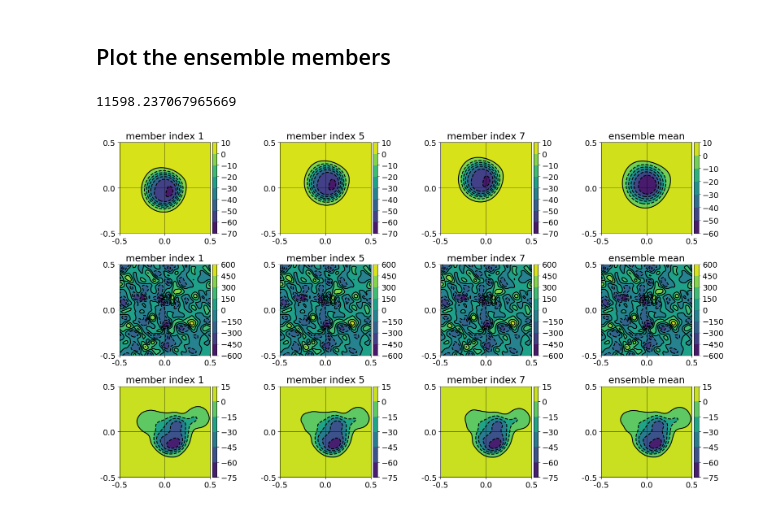
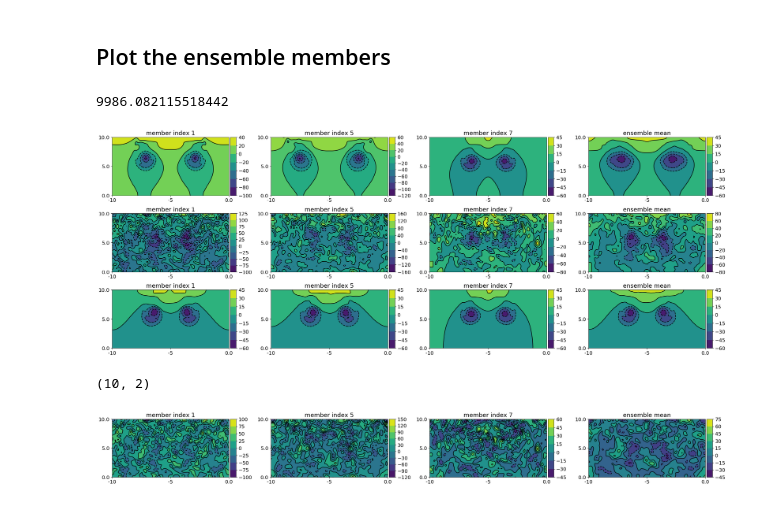
Before and after one commit to ray-chew/pyBELLA, a Jupyter notebook: visualiser_debugger/review_localdab/rmse_ensemble.ipynb, the cells around one changed output. Drawn from its saved outputs; the diff is of its cells as text; code cells hidden in the pictures.

```diff
--- a/visualiser_debugger/review_localdab/rmse_ensemble.ipynb
+++ b/visualiser_debugger/review_localdab/rmse_ensemble.ipynb
@@ -21,8 +21,8 @@ import pickle
 `swe` is the shallow water vortex, `euler` the Euler vortex and `rb` the rising bubble.
 # %%
 swe = False
-euler = True
-rb = False
+euler = False
+rb = True
 # %% [markdown]
 ## For given test case, load the relevant parameters
 # %%
@@ -295,6 +295,7 @@ mean_ref = [mean_ref.T,'ensemble mean']
 means = [mean_ref, mean0, mean1]
 
 arr_lst = []
+ens_store, ens_diff = [], []
 for bb,ens in enumerate(enses):
     sfx = sfxes[bb]
     fs = (14,8)
@@ -311,37 +312,83 @@ for bb,ens in enumerate(enses):
 
         if diff == True:
             arr -= arr_ref
+
+        if rb:
+            if bb == 1:
+                ens_store.append(arr * p_ref)
+            if bb == 2:
+                ens_diff.append([ens_store[n] - (arr * p_ref), 'member index %i' %n])
 
         ens_arr.append([arr * p_ref, 'member index %i' %n])
 
     # which members to plot?
     arr_lst += [ens_arr[1],ens_arr[5],ens_arr[7]]
     # append mean to plot
     arr_lst.append(means[bb])
 
 if attributes[0] == 'p2_nodes':
     nnx, nnz = axs0, axs1
     axh, axv = 32, 32
 else:
     nnx, nnz = axs0-1,axs1-1
     axh, axv = 31.5, 31.5
 
 x_loc = np.linspace(0,nnx,3)
 y_loc = np.linspace(0,nnz,3)
 
 narr_lst = np.array(arr_lst)
 ncolslen = 4
 fs = (25,10) if rb else (16,10)
 pl = pt.plotter(arr_lst,ncols=ncolslen,figsize=fs,sharey=False)
 
 if rb:
     pl.set_axes(x_locs=x_loc, y_locs=y_loc, x_axs=x_axs, y_axs=y_axs)
 else:
     pl.set_axes(x_locs=x_loc, y_locs=y_loc, x_axs=x_axs, y_axs=y_axs, axhline = axh, axvline = axv)
 
-mthd = 'imshow' if rb else 'contour'
+# mthd = 'imshow' if rb else 'contour'
+mthd = 'contour'
 _ = pl.plot(aspect='equal',method=mthd)
 pl.save_fig('./output/%s_enses' %lbl)
 # %% [output]
-11598.237067965669
+9986.082115518442
-[figure, old version]
+[figure, new version]
+# %%
+print(np.array(ens_diff).shape)
+# %% [output]
+(10, 2)
+# %%
+if rb:
+    arr_diff = []
+    # which members to plot?
+    arr_diff += [ens_diff[1],ens_diff[5],ens_diff[7]]
+    # append mean to plot
+    mean_diff = [means[1][0] - means[2][0], 'ensemble mean']
+    arr_diff.append(mean_diff)
+
+    if attributes[0] == 'p2_nodes':
+        nnx, nnz = axs0, axs1
+        axh, axv = 32, 32
+    else:
+        nnx, nnz = axs0-1,axs1-1
+        axh, axv = 31.5, 31.5
+
+    x_loc = np.linspace(0,nnx,3)
+    y_loc = np.linspace(0,nnz,3)
+
+    narr_diff = np.array(arr_diff)
+    ncolslen = 4
+    fs = (25,10) if rb else (16,10)
+    pl = pt.plotter(narr_diff,ncols=ncolslen,figsize=fs,sharey=False)
+
+    if rb:
+        pl.set_axes(x_locs=x_loc, y_locs=y_loc, x_axs=x_axs, y_axs=y_axs)
+    else:
+        pl.set_axes(x_locs=x_loc, y_locs=y_loc, x_axs=x_axs, y_axs=y_axs, axhline = axh, axvline = axv)
+
+    # mthd = 'imshow' if rb else 'contour'
+    mthd = 'contour'
+    _ = pl.plot(aspect='equal',method=mthd)
+    pl.save_fig('./output/%s_diff' %lbl)
+# %% [output]
+[figure, added]
```
Also changed, not shown: 4 other files.
